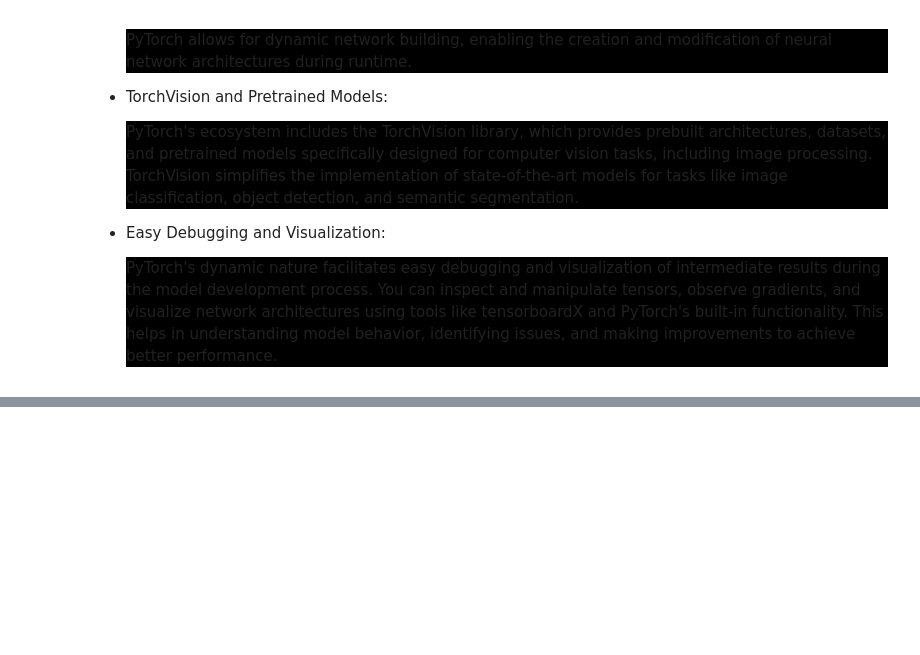
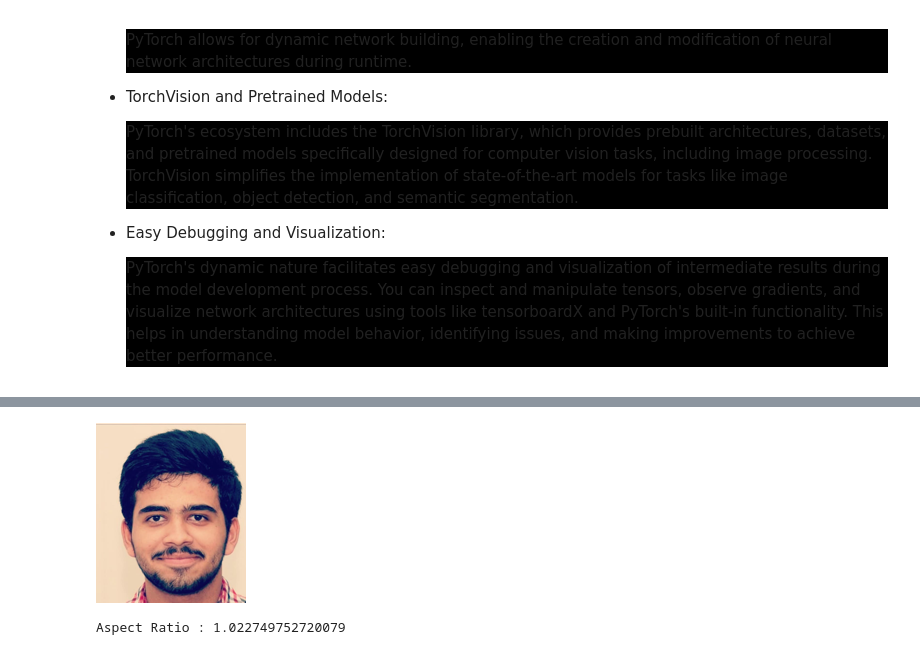
Before and after one commit to VIROOPAKSHC/NPTEL-Image-Processing-with-Python, a Jupyter notebook: Introduction.ipynb, the cells around one changed output, grey strips where cells are left out. Cells and saved outputs as stored; diff of their text form; code cells hidden in the pictures; blank space fills up the shorter version.

```diff
--- a/Introduction.ipynb
+++ b/Introduction.ipynb
@@ -302,0 +338,4 @@ models onto GPUs for accelerated processing.</p></li>
+# %%
+resized_img.crop((30,0,180,180))
+# %% [output]
+[figure, added]
@@ -302,0 +344,5 @@ models onto GPUs for accelerated processing.</p></li>
+# %%
+aspect_ratio = width/height
+print("Aspect Ratio :",aspect_ratio)
+# %% [output]
+Aspect Ratio : 1.022749752720079
```
Also changed, not shown: parts of 19 cells of this notebook.
